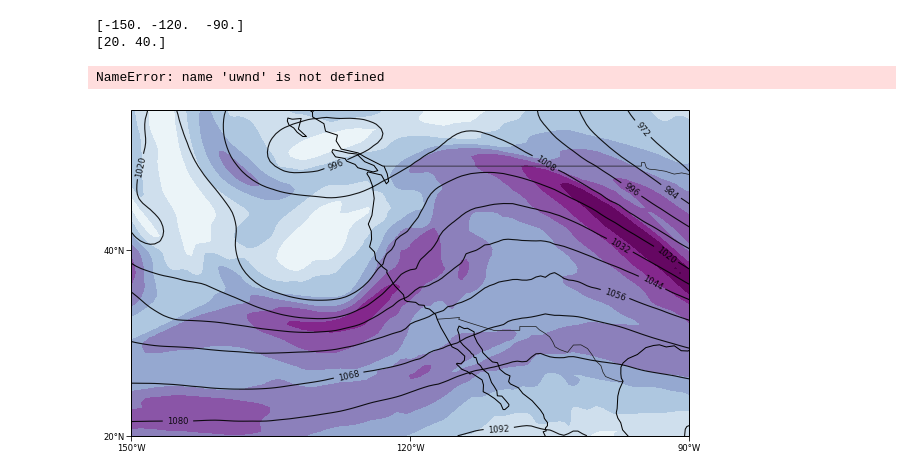
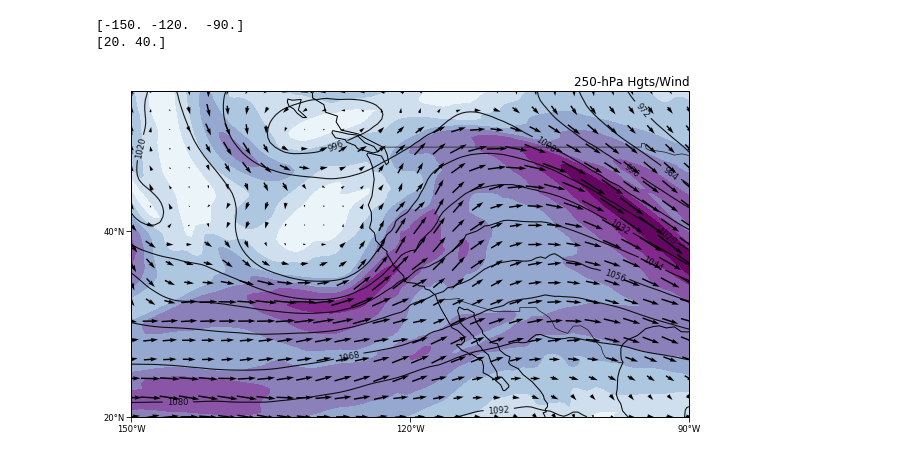
Before and after one commit to CLIVAC/pyclivac, a Jupyter notebook: examples/xarray_and_cartopy.ipynb, the cells around one changed output. Drawn from its saved outputs; the diff is of its cells as text; code cells hidden in the pictures.

```diff
--- a/examples/xarray_and_cartopy.ipynb
+++ b/examples/xarray_and_cartopy.ipynb
@@ -30,8 +30,8 @@ In the cell below, we will load the ERA5 netcdf file into an xarray dataset.
 # %%
 # Load data
 
-#filepath = "../sample-data/era5.6hr.20190301-20190310.nc"
-filepath = "era5.6hr.20190301-20190310.nc"
+filepath = "../sample-data/era5.6hr.20190301-20190310.nc"
+# filepath = "era5.6hr.20190301-20190310.nc"
 ds = xr.open_dataset(filepath)
 
 print(ds)
@@ -131,7 +131,8 @@ wspd = calc_wspd(u250, v250)
 ### Plotting with Cartopy
 # %%
 # Set up
-
+uwnd = u250
+vwnd = v250
 # Projection/Coordinate systems
 datacrs = ccrs.PlateCarree()     # data/source
 mapcrs = ccrs.PlateCarree()      # map/destination
@@ -158,10 +159,7 @@ fig = plt.figure(figsize=(10,7))
 ax = fig.add_subplot(111, projection=mapcrs)
 ax.set_extent([lonmin,lonmax,latmin,latmax], crs=mapcrs)
 
-# Map features
-ax.add_feature(cfeature.LAND, facecolor='0.9')
-ax.add_feature(cfeature.BORDERS, edgecolor='0.1', linewidth=0.7)
-ax.add_feature(cfeature.COASTLINE, edgecolor='k', linewidth=1.0)
+
 
 # xticks
 ax.set_xticks(dx, crs=mapcrs)
@@ -169,37 +167,40 @@ lon_formatter = LongitudeFormatter()
 ax.xaxis.set_major_formatter(lon_formatter)
 # yticks
 ax.set_yticks(dy, crs=mapcrs)
 lat_formatter = LatitudeFormatter()
 ax.yaxis.set_major_formatter(lat_formatter)
 # tick params
 ax.tick_params(direction='out', labelsize=8.5, length=5, pad=2, color='black')
 
-
+# Map features
+ax.add_feature(cfeature.LAND, facecolor='0.9')
+ax.add_feature(cfeature.BORDERS, edgecolor='0.1', linewidth=0.7)
+ax.add_feature(cfeature.COASTLINE, edgecolor='k', linewidth=1.0)
 
 # Geopotenital height lines
 clevs_hgts = np.arange(840,1280,12)
 cs = ax.contour(lons, lats, z250/10., transform=datacrs,
                 levels=clevs_hgts, linewidths=1.1, alpha=0.9,
                 colors='k')
 plt.clabel(cs, fmt='%d',fontsize=8.5, inline_spacing=5)
 
+
 # Wind speed - contour fill
 #clevs_wspd = np.arange(60,101,10)
 cf = ax.contourf(lons, lats, wspd, transform=datacrs,
                #  levels=clevs_wspd,
                  cmap='BuPu', extend='max')
+# Wind vectors
+ax.quiver(lons, lats, uwnd, vwnd, transform=datacrs,
+         color='k', regrid_shape=18, pivot='middle')
 
-# Wind vectors
-ax.quiver(lons, lats, uwnd[k+1,:,:], vwnd[k+1,:,:], transform=datacrs,
-         color='k', regrid_shape=18, pivot='middle')
 
 # subtitles
 ax.set_title('250-hPa Hgts/Wind', loc='right',fontsize=12)
-ax.set_title(labels[k+1], loc='left',fontsize=12)
+# ax.set_title(labels[k+1], loc='left',fontsize=12)
 
 
 # Show
 plt.show()
 # %% [output]
-NameError: name 'uwnd' is not defined
-[figure, old version]
+[figure, new version]
```
Also changed, not shown: 2 other files.
